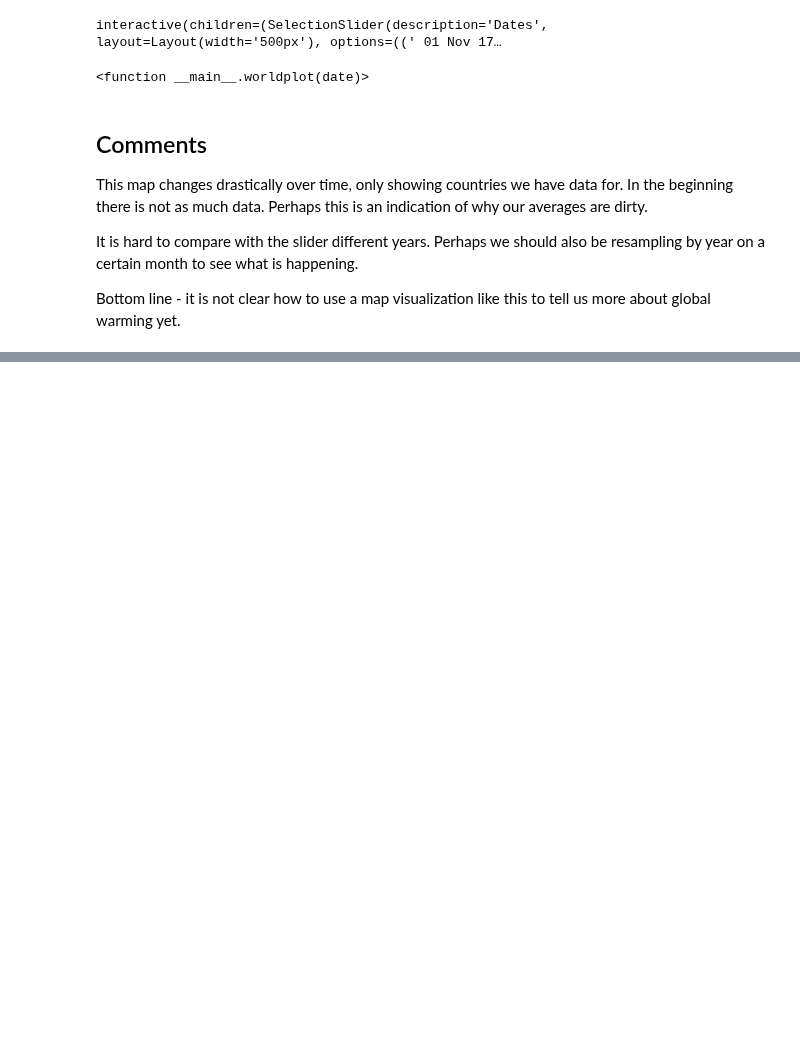
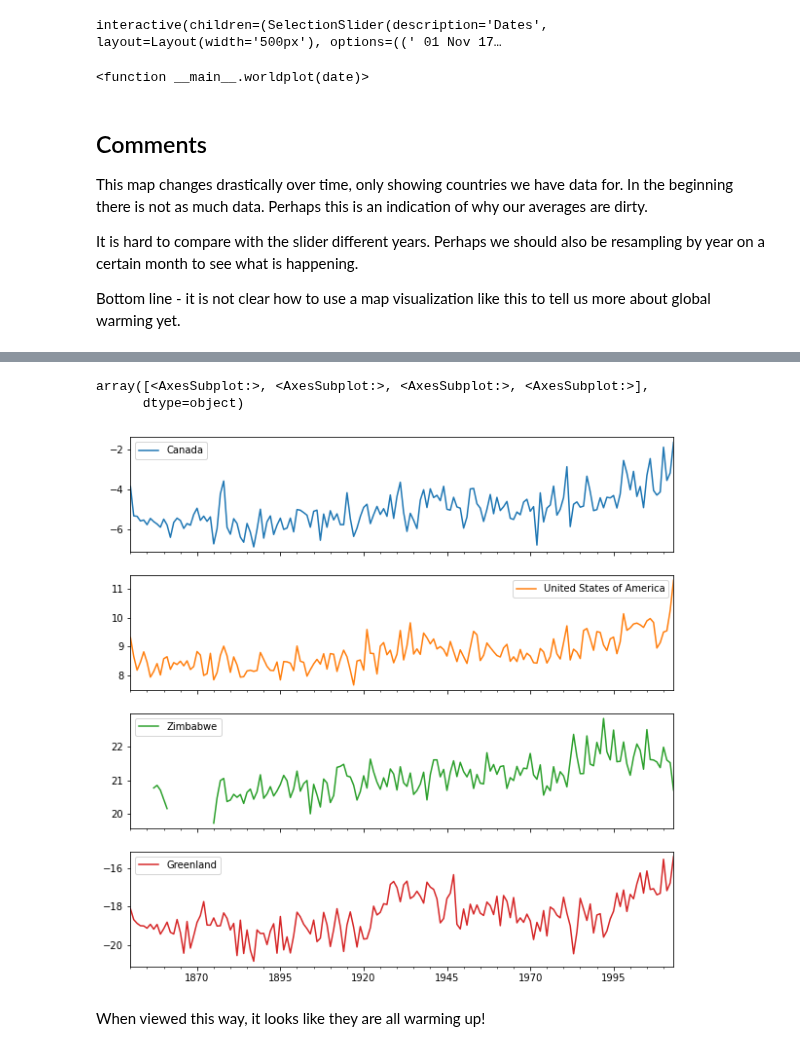
Before and after one commit to mblackstock/ds1-analytics, a Jupyter notebook: projects/Global_Warming.ipynb, the cells around one changed output, grey strips where cells are left out. Saved outputs shown, nothing was run; the diff lists cells and outputs as text; code cells hidden in the pictures; blank space fills up the shorter version.

```diff
--- a/projects/Global_Warming.ipynb
+++ b/projects/Global_Warming.ipynb
@@ -357,0 +364,8 @@ Interesting to see the average temperature of countries.  It appears colder coun
+# %%
+df.plot(figsize=(10,10), subplots=True)
+# %% [output]
+array([<AxesSubplot:>, <AxesSubplot:>, <AxesSubplot:>, <AxesSubplot:>],
+      dtype=object)
+[figure, added]
+# %% [markdown]
+When viewed this way, it looks like they are all warming up!
```
Also changed, not shown: parts of 2 cells of this notebook.
